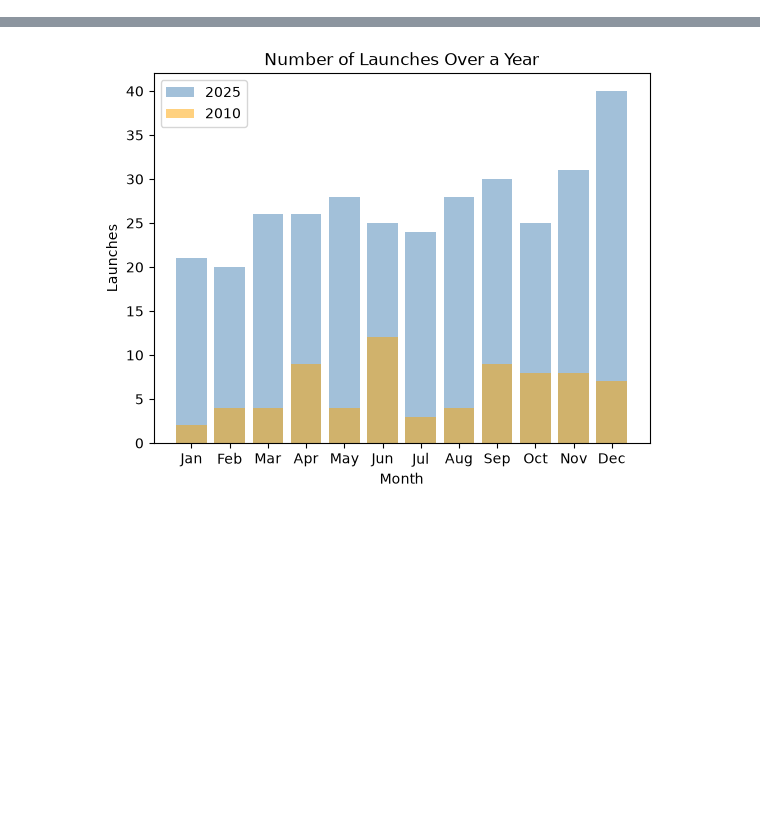
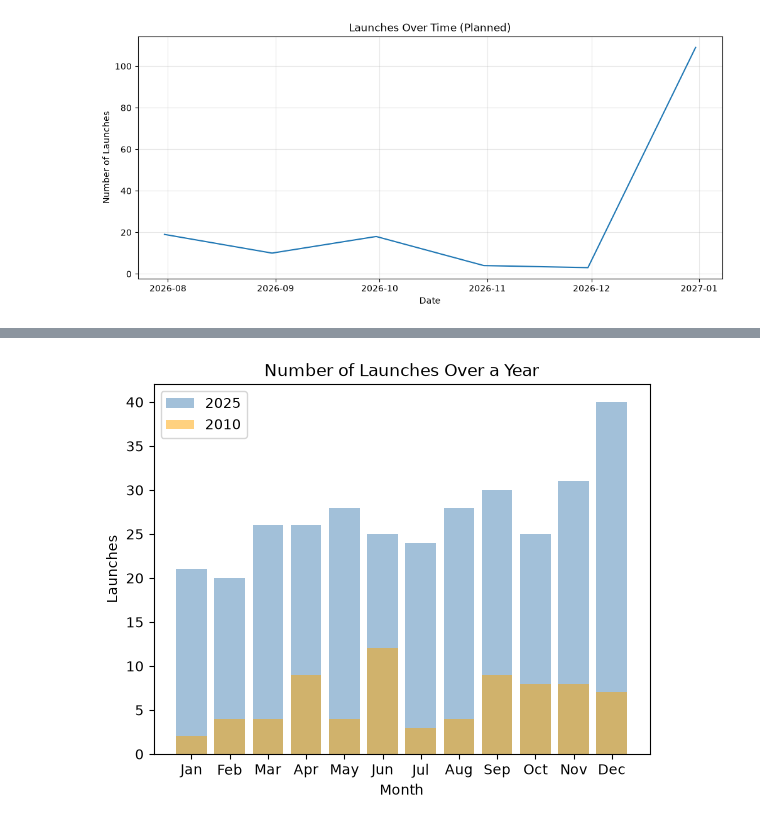
Before and after one commit to kurathemonster/launches, a Jupyter notebook: notebooks/time_series.ipynb, the cells around one changed output, grey strips where cells are left out. Drawn from its saved outputs; the diff is of its cells as text; code cells hidden in the pictures; blank space fills up the shorter version.

```diff
--- a/notebooks/time_series.ipynb
+++ b/notebooks/time_series.ipynb
@@ -54,3 +57,23 @@ plt.show()
+# %%
+# Look at planned launches
+
+planned_launches_by_month = (
+    planned_launches.set_index('launch_datetime')
+    .resample("ME")
+    .size()
+)
+
+plt.figure(figsize=(12, 5))
+plt.plot(planned_launches_by_month.index, planned_launches_by_month.values)
+plt.title("Launches Over Time (Planned)")
+plt.xlabel("Date")
+plt.ylabel("Number of Launches")
+plt.grid(True, alpha=0.3)
+plt.show()
+
+# Seems to be a lot scheduled in December for some reason
+# %% [output]
+[figure, added]
 # %%
 # Closer look at the last three years
 
```
Also changed, not shown: parts of 11 cells of this notebook, 1 other file.
